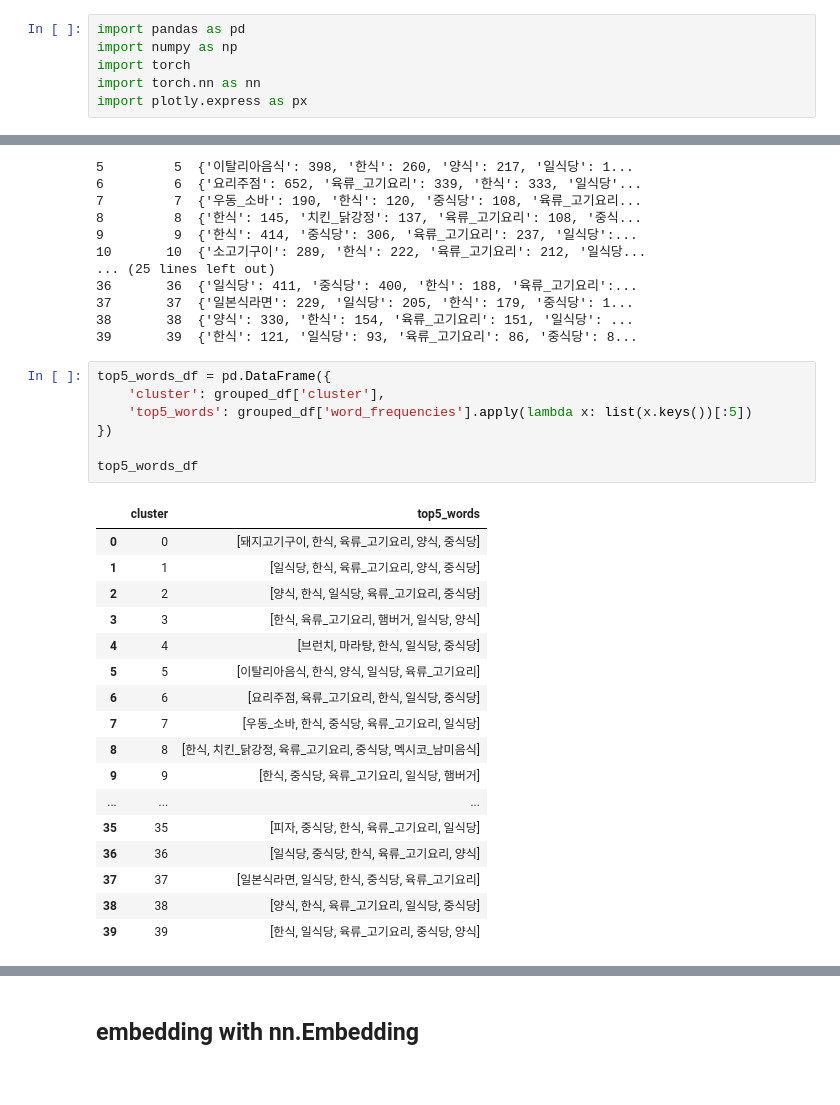
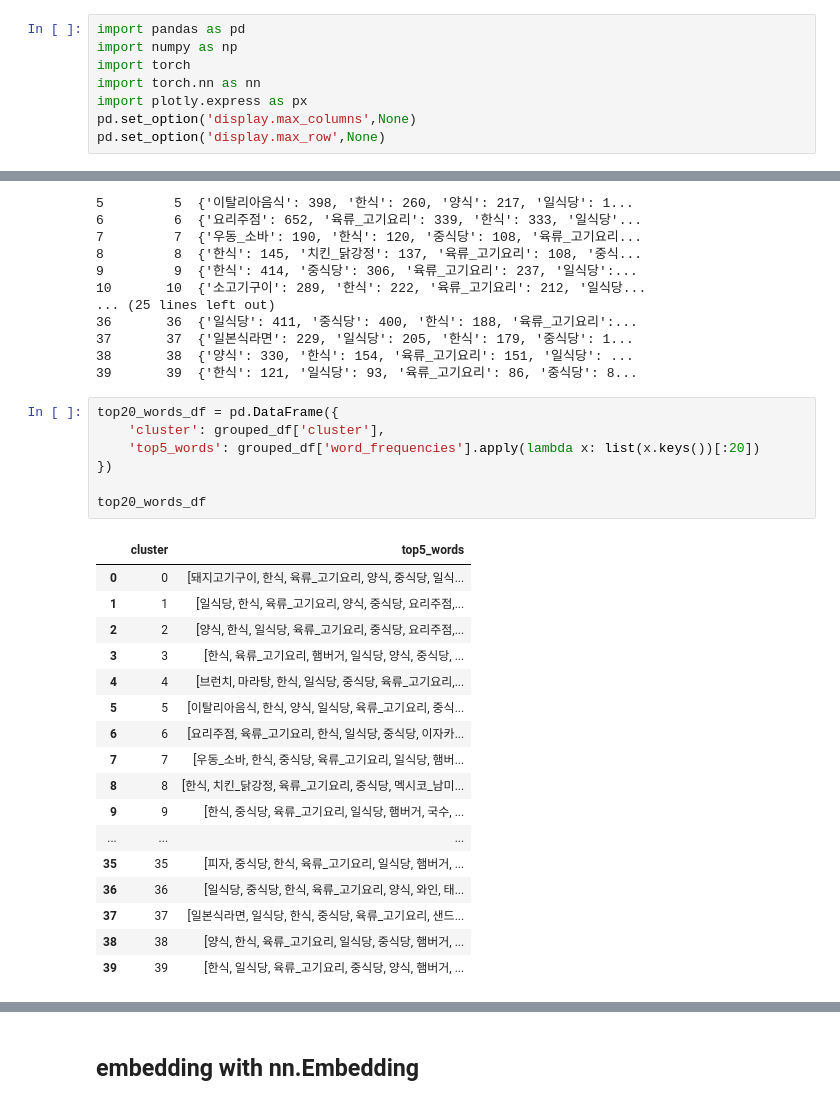
Before and after one commit to psm981021/restaurant-type-recsys, a Jupyter notebook: embedding.ipynb, the cells around one changed output, grey strips where cells are left out. Saved outputs shown, nothing was run; the diff lists cells and outputs as text.

```diff
--- a/embedding.ipynb
+++ b/embedding.ipynb
@@ -4,6 +4,8 @@ import numpy as np
 import torch
 import torch.nn as nn
 import plotly.express as px
+pd.set_option('display.max_columns',None)
+pd.set_option('display.max_row',None)
 # %% [markdown]
 ### 전처리
 # %%
@@ -342,27 +356,27 @@ print(grouped_df[['cluster', 'word_frequencies']])
 38       38  {'양식': 330, '한식': 154, '육류_고기요리': 151, '일식당': ...
 39       39  {'한식': 121, '일식당': 93, '육류_고기요리': 86, '중식당': 8...
 # %%
-top5_words_df = pd.DataFrame({
+top20_words_df = pd.DataFrame({
     'cluster': grouped_df['cluster'],
-    'top5_words': grouped_df['word_frequencies'].apply(lambda x: list(x.keys())[:5])
+    'top5_words': grouped_df['word_frequencies'].apply(lambda x: list(x.keys())[:20])
 })
 
-top5_words_df
+top20_words_df
 # %% [output]
 |  | cluster | top5_words |
-| 0 | 0 | [돼지고기구이, 한식, 육류_고기요리, 양식, 중식당] |
-| 1 | 1 | [일식당, 한식, 육류_고기요리, 양식, 중식당] |
-| 2 | 2 | [양식, 한식, 일식당, 육류_고기요리, 중식당] |
-| 3 | 3 | [한식, 육류_고기요리, 햄버거, 일식당, 양식] |
-| 4 | 4 | [브런치, 마라탕, 한식, 일식당, 중식당] |
-| 5 | 5 | [이탈리아음식, 한식, 양식, 일식당, 육류_고기요리] |
-| 6 | 6 | [요리주점, 육류_고기요리, 한식, 일식당, 중식당] |
-| 7 | 7 | [우동_소바, 한식, 중식당, 육류_고기요리, 일식당] |
-| 8 | 8 | [한식, 치킨_닭강정, 육류_고기요리, 중식당, 멕시코_남미음식] |
-| 9 | 9 | [한식, 중식당, 육류_고기요리, 일식당, 햄버거] |
+| 0 | 0 | [돼지고기구이, 한식, 육류_고기요리, 양식, 중식당, 일식... |
+| 1 | 1 | [일식당, 한식, 육류_고기요리, 양식, 중식당, 요리주점,... |
+| 2 | 2 | [양식, 한식, 일식당, 육류_고기요리, 중식당, 요리주점,... |
+| 3 | 3 | [한식, 육류_고기요리, 햄버거, 일식당, 양식, 중식당, ... |
+| 4 | 4 | [브런치, 마라탕, 한식, 일식당, 중식당, 육류_고기요리,... |
+| 5 | 5 | [이탈리아음식, 한식, 양식, 일식당, 육류_고기요리, 중식... |
+| 6 | 6 | [요리주점, 육류_고기요리, 한식, 일식당, 중식당, 이자카... |
+| 7 | 7 | [우동_소바, 한식, 중식당, 육류_고기요리, 일식당, 햄버... |
+| 8 | 8 | [한식, 치킨_닭강정, 육류_고기요리, 중식당, 멕시코_남미... |
+| 9 | 9 | [한식, 중식당, 육류_고기요리, 일식당, 햄버거, 국수, ... |
 | ... | ... | ... |
-| 35 | 35 | [피자, 중식당, 한식, 육류_고기요리, 일식당] |
-| 36 | 36 | [일식당, 중식당, 한식, 육류_고기요리, 양식] |
-| 37 | 37 | [일본식라면, 일식당, 한식, 중식당, 육류_고기요리] |
-| 38 | 38 | [양식, 한식, 육류_고기요리, 일식당, 중식당] |
-| 39 | 39 | [한식, 일식당, 육류_고기요리, 중식당, 양식] |
+| 35 | 35 | [피자, 중식당, 한식, 육류_고기요리, 일식당, 햄버거, ... |
+| 36 | 36 | [일식당, 중식당, 한식, 육류_고기요리, 양식, 와인, 태... |
+| 37 | 37 | [일본식라면, 일식당, 한식, 중식당, 육류_고기요리, 샌드... |
+| 38 | 38 | [양식, 한식, 육류_고기요리, 일식당, 중식당, 햄버거, ... |
+| 39 | 39 | [한식, 일식당, 육류_고기요리, 중식당, 양식, 햄버거, ... |
```
Also changed, not shown: parts of 3 cells of this notebook, 3 other files.
